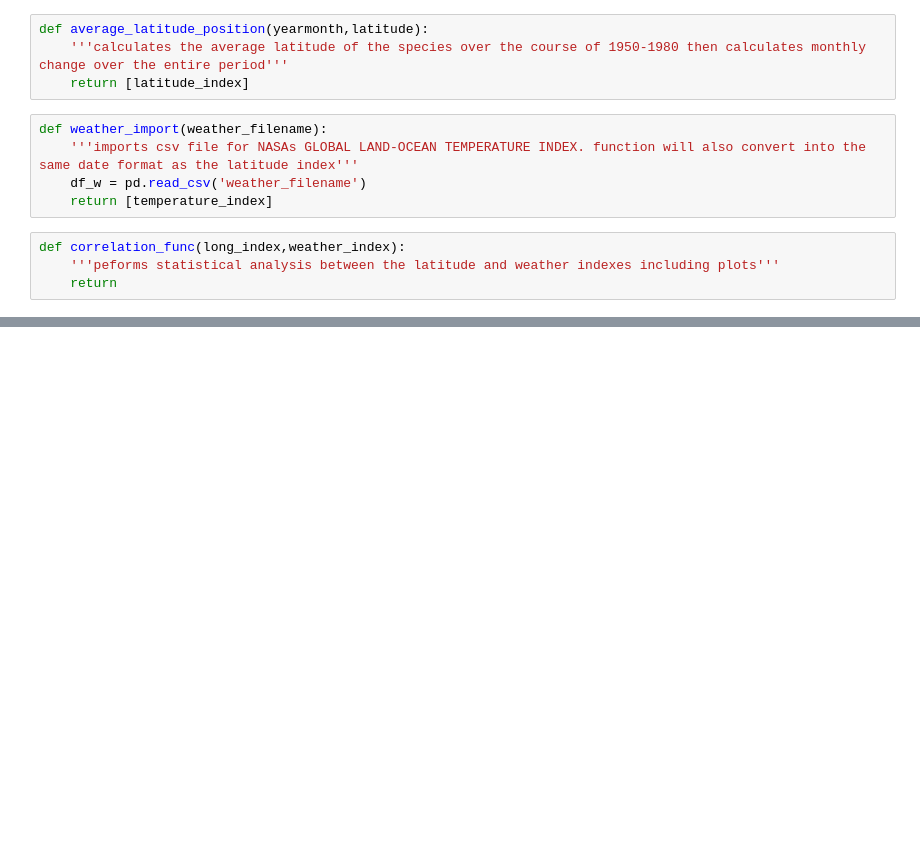
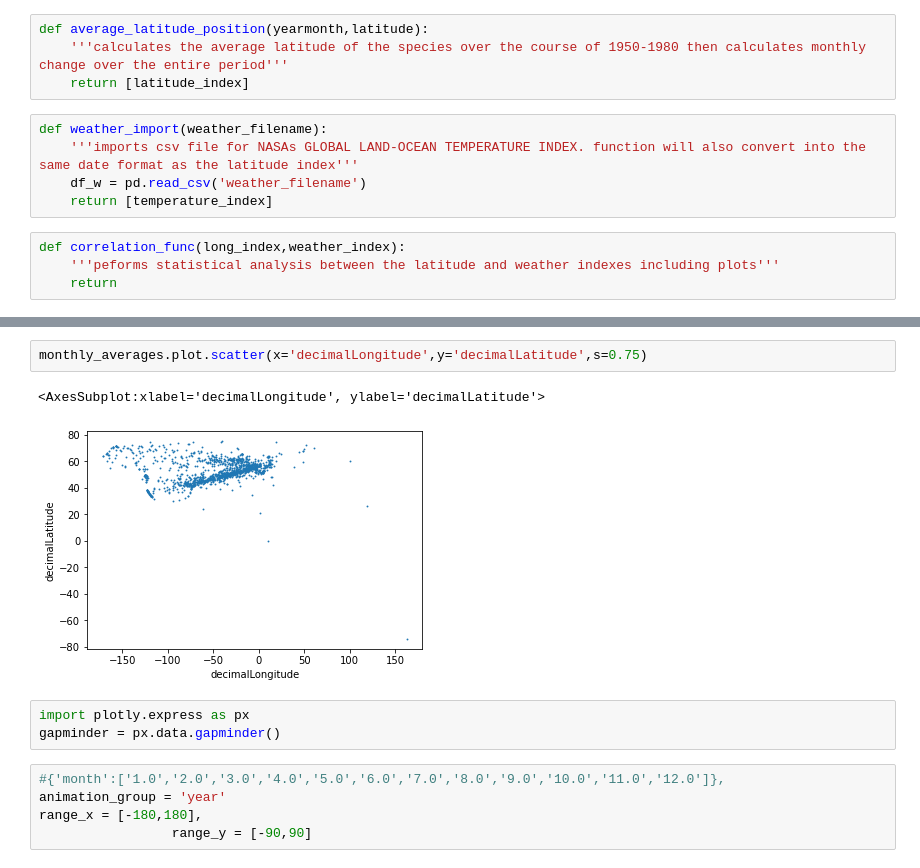
Before and after one commit to sopkojos/bird_migration, a Jupyter notebook: bird_migration_working.ipynb, the cells around one changed output, grey strips where cells are left out. Drawn from its saved outputs; the diff is of its cells as text; blank space fills up the shorter version.

```diff
--- a/bird_migration_working.ipynb
+++ b/bird_migration_working.ipynb
@@ -44,0 +76,13 @@ NameError: name 'shape' is not defined
+# %%
+monthly_averages.plot.scatter(x='decimalLongitude',y='decimalLatitude',s=0.75)
+# %% [output]
+<AxesSubplot:xlabel='decimalLongitude', ylabel='decimalLatitude'>
+[figure, added]
+# %%
+import plotly.express as px
+gapminder = px.data.gapminder()
+# %%
+#{'month':['1.0','2.0','3.0','4.0','5.0','6.0','7.0','8.0','9.0','10.0','11.0','12.0']},
+animation_group = 'year'
+range_x = [-180,180],
+                 range_y = [-90,90]
```
Also changed, not shown: parts of 16 cells of this notebook.
